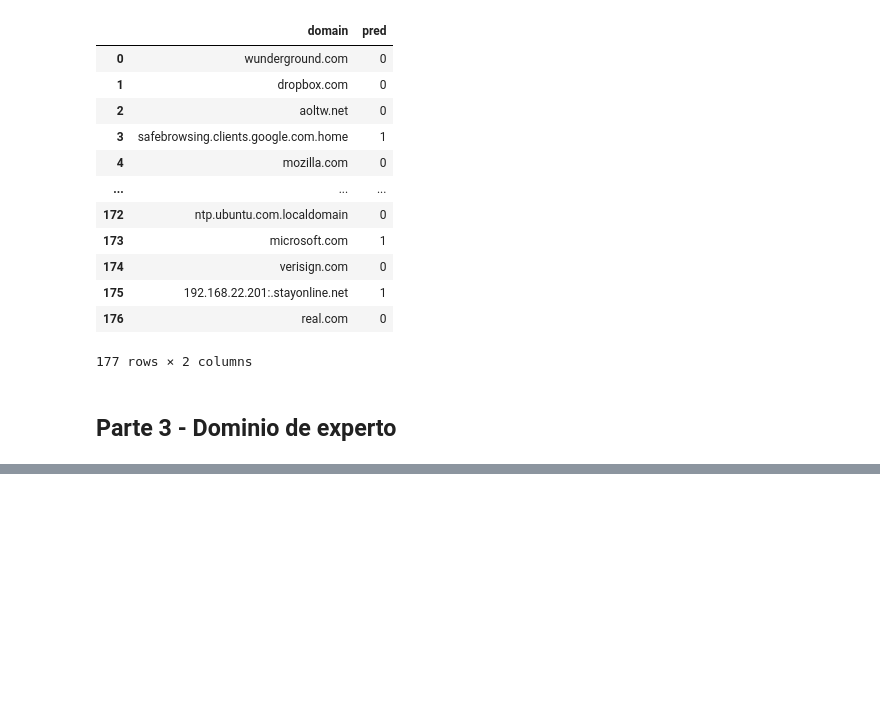
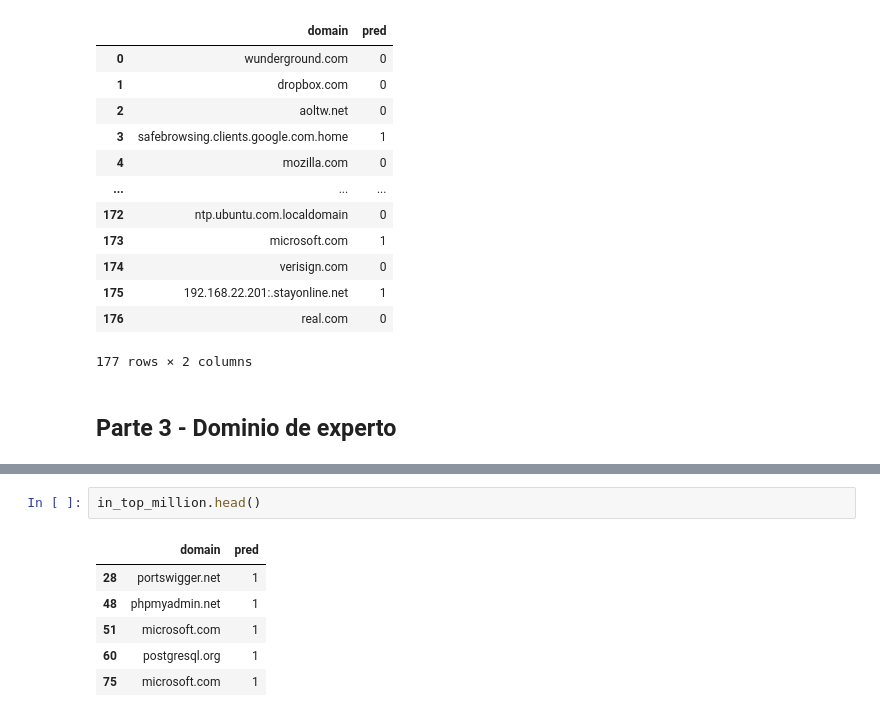
Before and after one commit to DouglasDL28/laboratorio-6-SDS, a Jupyter notebook: laboratorio.ipynb, the cells around one changed output, grey strips where cells are left out. Drawn from its saved outputs; the diff is of its cells as text; blank space fills up the shorter version.

```diff
--- a/laboratorio.ipynb
+++ b/laboratorio.ipynb
@@ -140,0 +175,9 @@ clean_df
+# %%
+in_top_million.head()
+# %% [output]
+|  | domain | pred |
+| 28 | portswigger.net | 1 |
+| 48 | phpmyadmin.net | 1 |
+| 51 | microsoft.com | 1 |
+| 60 | postgresql.org | 1 |
+| 75 | microsoft.com | 1 |
```
Also changed, not shown: parts of 16 cells of this notebook, 1 other file.
